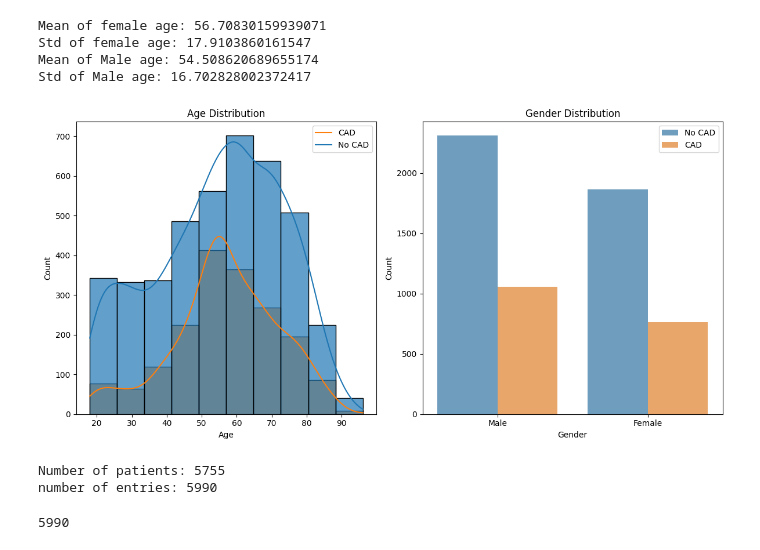
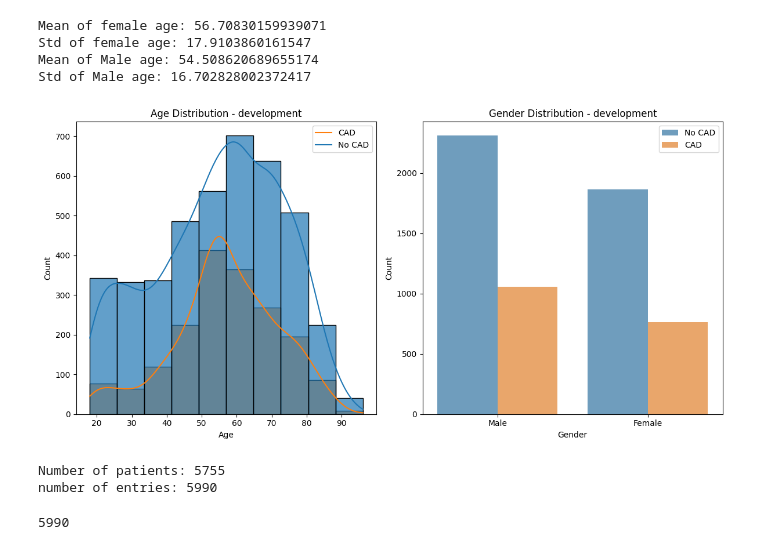
Before and after one commit to UPOD-datascience/ARGUS2_public, a Jupyter notebook: model_development/2_argus_model_build.ipynb, the cells around one changed output. Cells and saved outputs as stored; diff of their text form; code cells hidden in the pictures.

Commit message:
Update Figure titles

```diff
--- a/model_development/2_argus_model_build.ipynb
+++ b/model_development/2_argus_model_build.ipynb
@@ -98,38 +98,38 @@ label_order = [0, 1]  # 0 = No CAD, 1 = CAD
 # Age distribution with label hue
 plt.subplot(1, 2, 1)
 sns.histplot(data=df, x="Age", hue="label", bins=10, alpha=0.7, kde=True)
-plt.title("Age Distribution")
+plt.title("Age Distribution - development")
 plt.xlabel("Age")
 plt.ylabel("Count")
 plt.legend(
     [
         "CAD",
         "No CAD",
     ]
 )
 
 # Gender distribution with label hue
 plt.subplot(1, 2, 2)
 sns.countplot(data=df, x="gender", hue="label", alpha=0.7, hue_order=label_order)
 plt.xticks([0, 1], ["Male", "Female"])
 plt.xticks([0, 1], ["Male", "Female"])
-plt.title("Gender Distribution")
+plt.title("Gender Distribution - development")
 plt.xlabel("Gender")
 plt.ylabel("Count")
 handles, labels = plt.gca().get_legend_handles_labels()
 plt.legend(handles, ["No CAD", "CAD"], loc="upper right", frameon=True)
 
-
 plt.tight_layout()
+plt.savefig("Supp_Figure S3 A Age and gender distribution per outcome of the development set.svg", bbox_inches="tight")
 plt.show()
 
 # print value_counts for gender and label combination
 pd.crosstab(df["gender"], df["label"], margins=True)
 
 print(f"Number of patients: {df['studyId_0888'].nunique()}")
 print(f"number of entries: {len(df)}")
 # %% [output]
-[figure, old version]
+[figure, new version]
 Number of patients: 5755
 number of entries: 5990
 # %%
```
Also changed, not shown: parts of 3 cells of this notebook, 10 other files.
